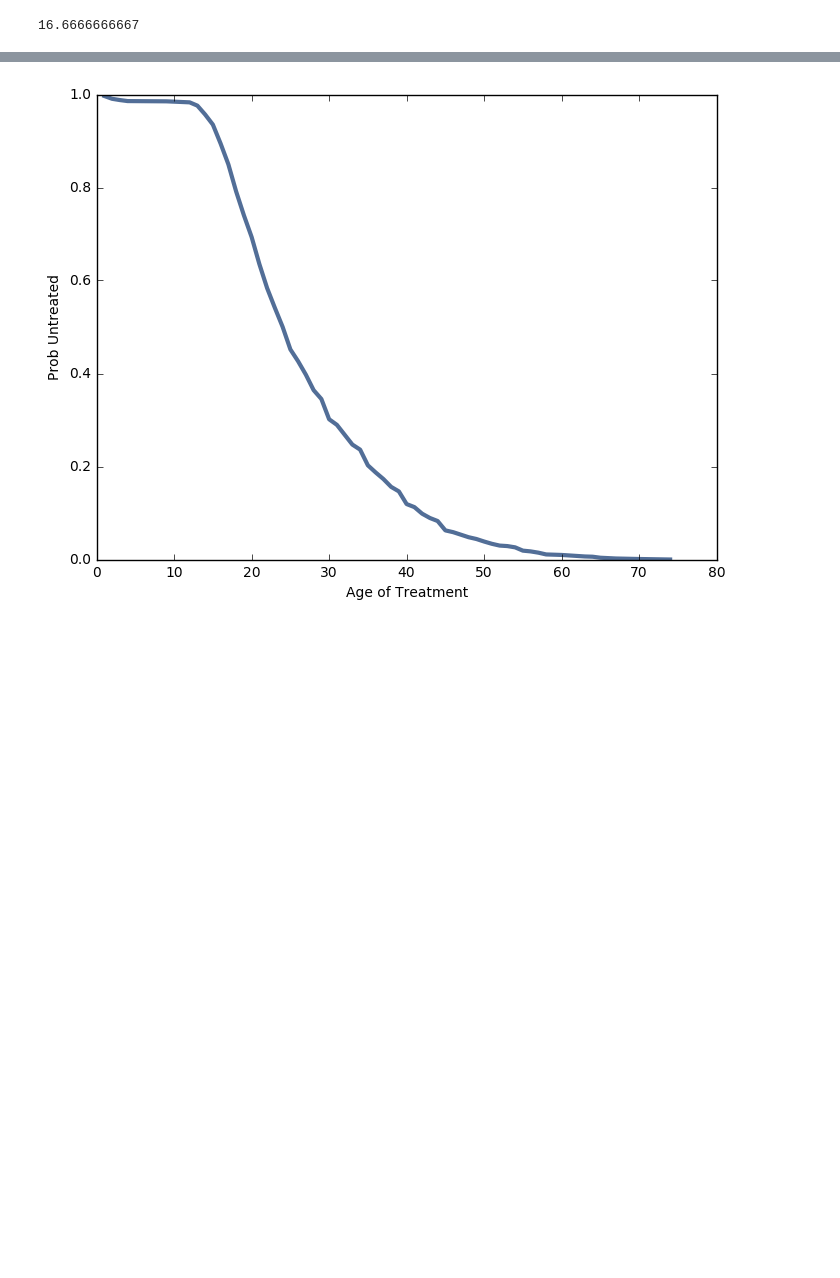
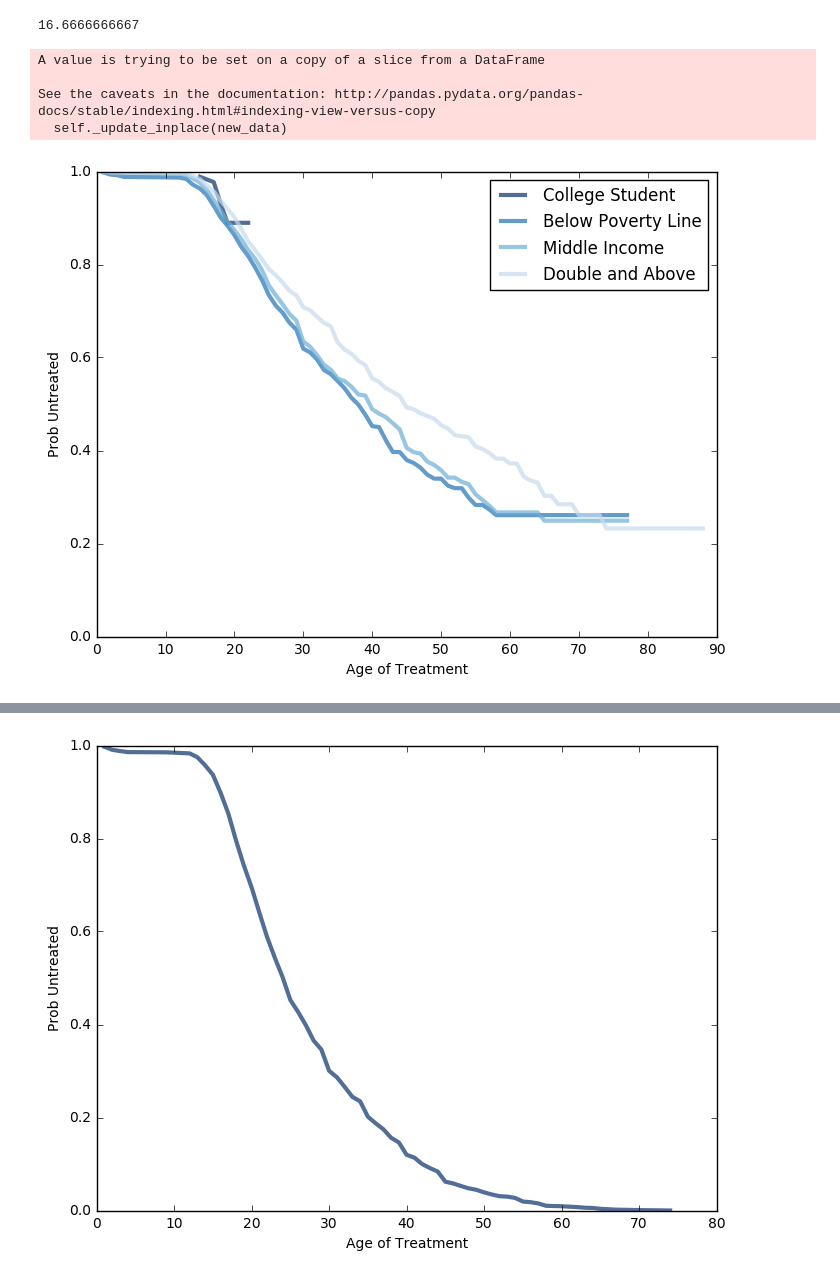
Before and after one commit to KaitlynKeil/ThinkStats2, a Jupyter notebook: code/report2.ipynb, the cells around one changed output, grey strips where cells are left out. Saved outputs shown, nothing was run; the diff lists cells and outputs as text; code cells hidden in the pictures; blank space fills up the shorter version.

Commit message:
More images!

```diff
--- a/code/report2.ipynb
+++ b/code/report2.ipynb
@@ -253,0 +227,44 @@ def PlotPredictionsByIncome(groups, **options):
+# %%
+def GetGroupSurvival(resp):
+    """Estimates the survival curve.
+
+    resp: DataFrame of respondents
+
+    returns: pair of HazardFunction, SurvivalFunction
+    """
+    complete = FillMissingComplete(resp[resp.treated== 1])
+    ongoing = FillMissing(resp[resp.alcProb==1])
+    hf = EstimateHazardFunction(complete.ageTX.dropna(), ongoing.age.dropna())
+    sf = hf.MakeSurvival()
+    return hf, sf
+
+
+def PlotPredictionsByIncome(groups, **options):
+    """Groups respondents by income and plots survival curves.
+
+    groups: GroupBy object
+    """
+    sfs = []
+    for _, group in groups:
+        hf, sf = GetGroupSurvival2(group)
+        sfs.append(sf)
+
+    thinkplot.PrePlot(len(sfs))
+    for i, sf in enumerate(sfs):
+        thinkplot.Plot(sf, **options)
+# %%
+groups = nsduh.groupby('POVERTY2')
+PlotPredictionsByIncome(groups)
+
+AddLabelsByIncome(groups, alpha=0.7)
+thinkplot.Config(xlabel='Age of Treatment',
+                 #xlim = [0, 60],
+                 ylabel='Prob Untreated',
+                 ylim=[0, 1])
+thinkplot.Show()
+# %% [output]
+A value is trying to be set on a copy of a slice from a DataFrame
+
+See the caveats in the documentation: http://pandas.pydata.org/pandas-docs/stable/indexing.html#indexing-view-versus-copy
+  self._update_inplace(new_data)
+[figure, added]
```
Also changed, not shown: parts of 8 cells of this notebook, 2 other files.
